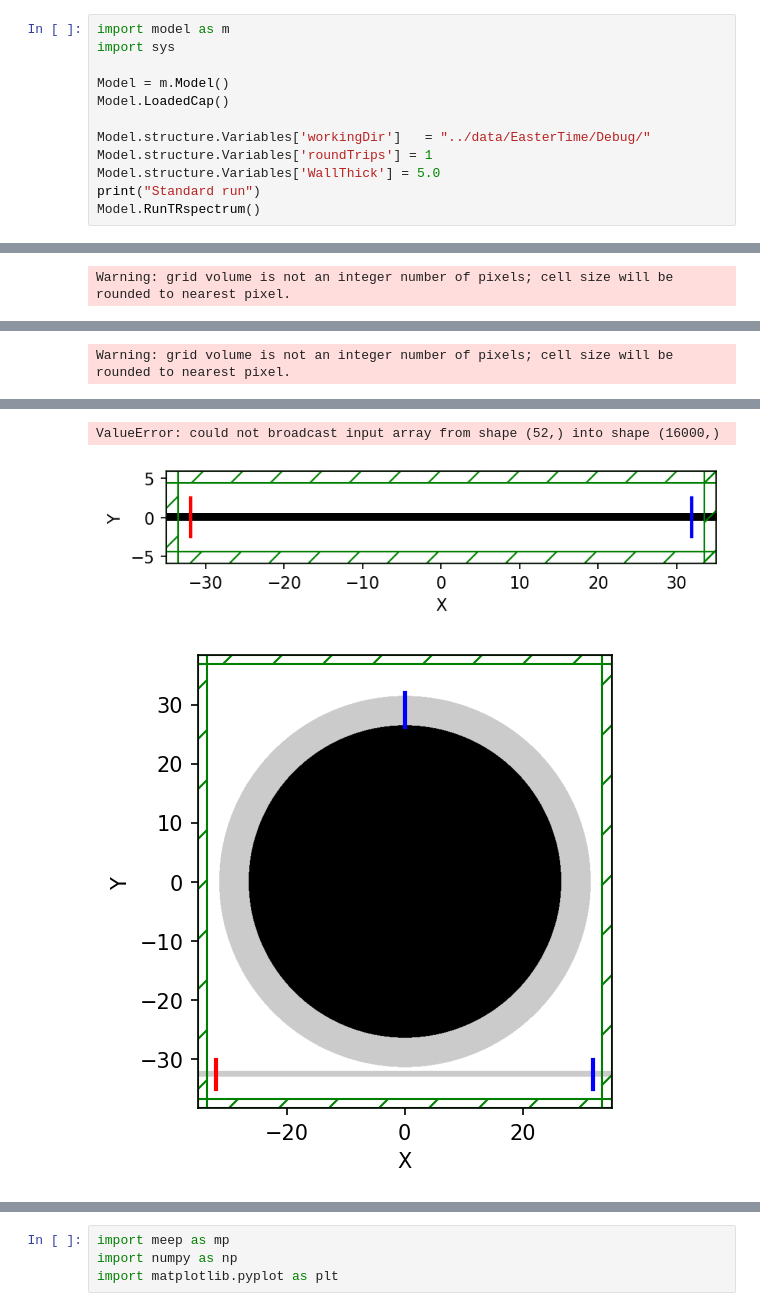
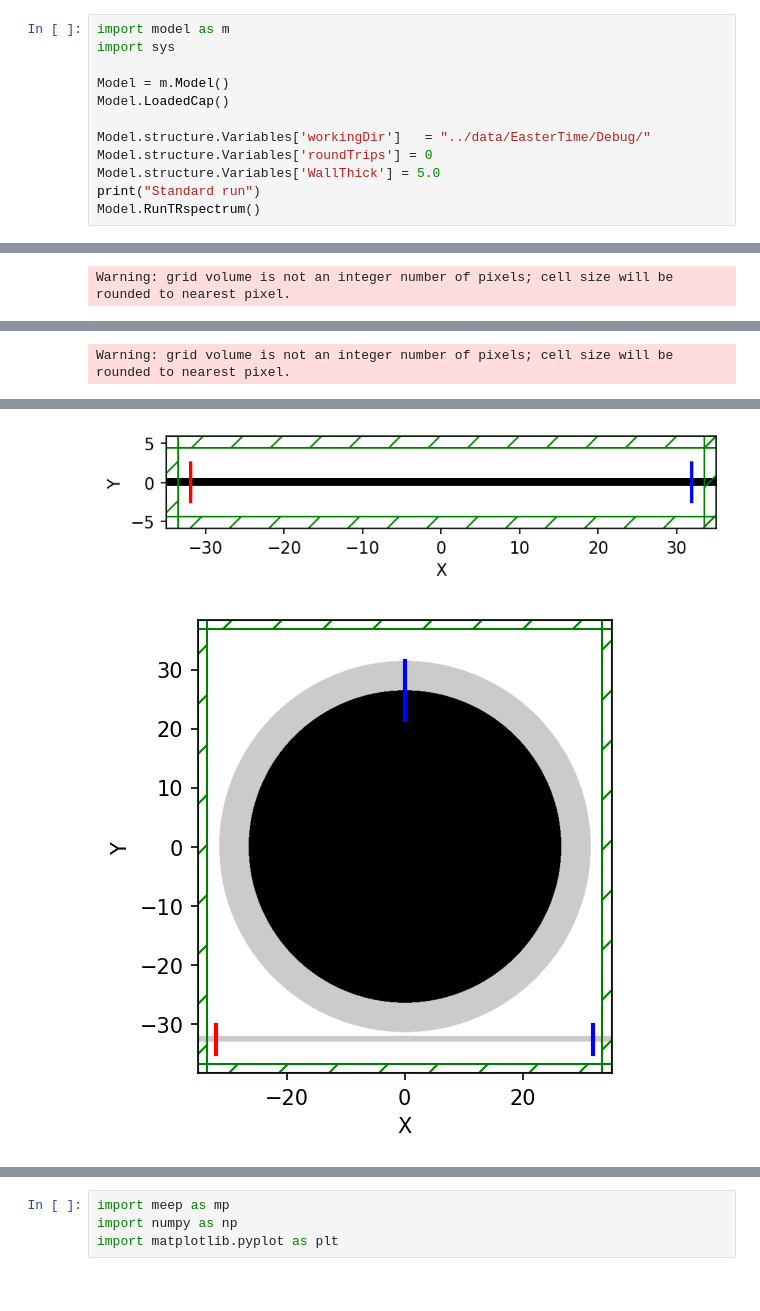
Before and after one commit to deyh2020/FDTD_Models, a Jupyter notebook: TwoDimension/TwoDimension/Debug.ipynb, the cells around one changed output, grey strips where cells are left out. Drawn from its saved outputs; the diff is of its cells as text.

```diff
--- a/TwoDimension/TwoDimension/Debug.ipynb
+++ b/TwoDimension/TwoDimension/Debug.ipynb
@@ -6,7 +6,7 @@ Model = m.Model()
 Model.LoadedCap()
 
 Model.structure.Variables['workingDir']   = "../data/EasterTime/Debug/"
-Model.structure.Variables['roundTrips'] = 1
+Model.structure.Variables['roundTrips'] = 0
 Model.structure.Variables['WallThick'] = 5.0
 print("Standard run")
 Model.RunTRspectrum()
@@ -68,3 +68,2 @@ creating output file "../data/EasterTime/Debug//Transmission.h5"...
-ValueError: could not broadcast input array from shape (52,) into shape (16000,)
 [figure]
-[figure, old version]
+[figure, new version]
```
Also changed, not shown: parts of 4 cells of this notebook, 8 other files.
